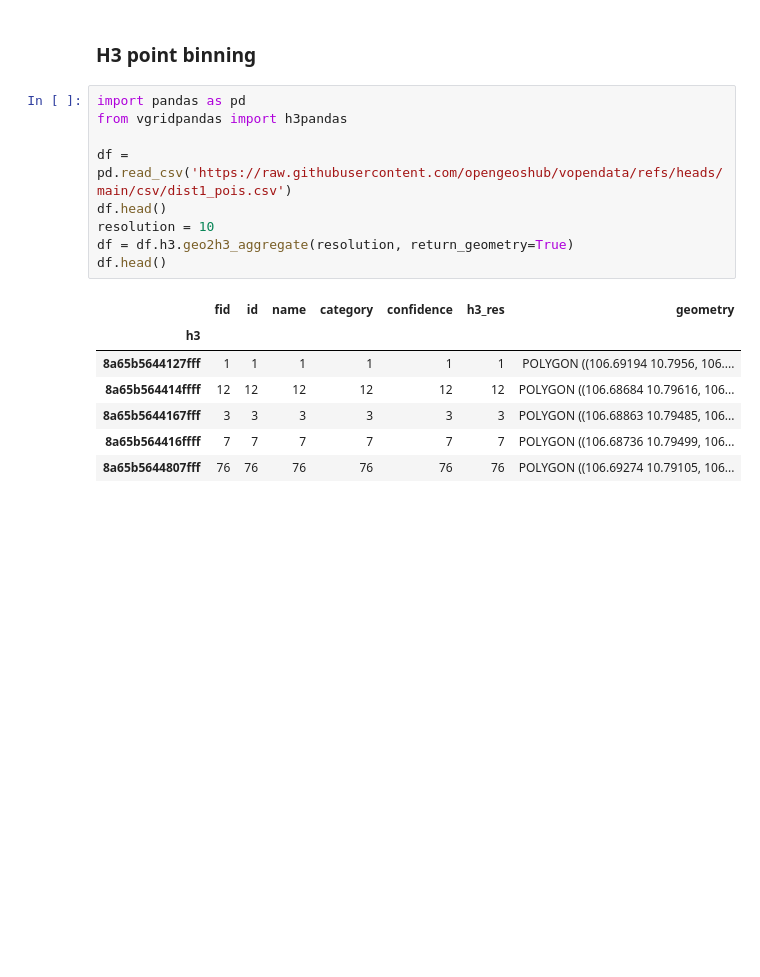
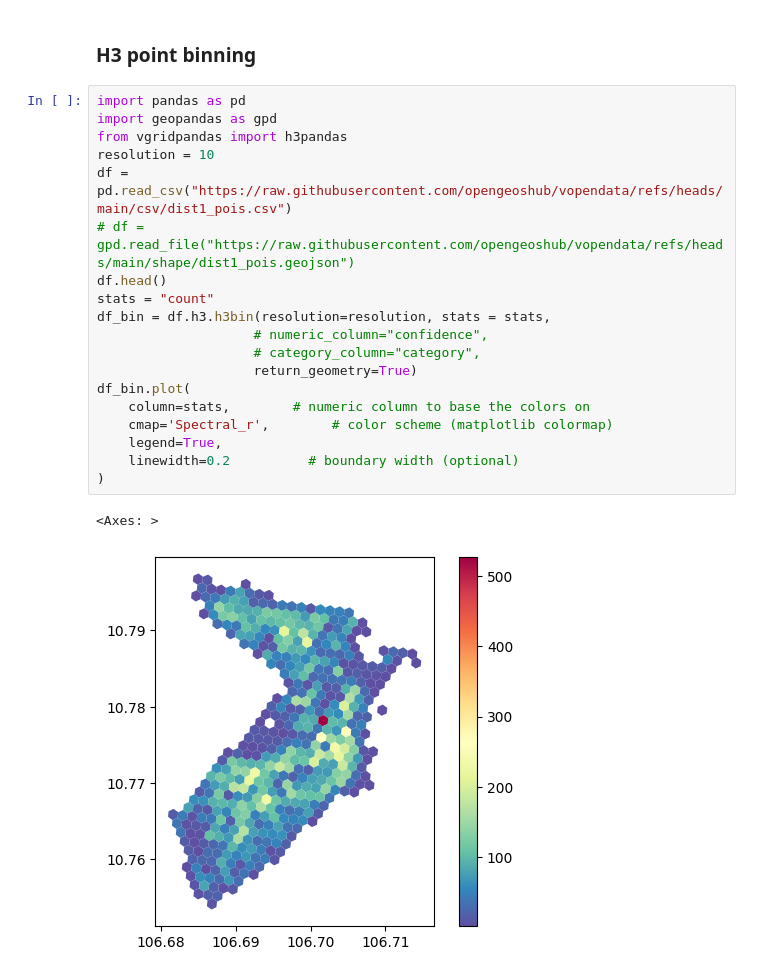
Before and after one commit to opengeoshub/vgridpandas, a Jupyter notebook: docs/notebooks/01_h3.ipynb, the cells around one changed output. Saved outputs shown, nothing was run; the diff lists cells and outputs as text; blank space fills up the shorter version.

```diff
--- a/docs/notebooks/01_h3.ipynb
+++ b/docs/notebooks/01_h3.ipynb
@@ -62,18 +61,23 @@ gdf_polyfill.head()
 ### H3 point binning
 # %%
 import pandas as pd
+import geopandas as gpd
 from vgridpandas import h3pandas
-
-df = pd.read_csv('https://raw.githubusercontent.com/opengeoshub/vopendata/refs/heads/main/csv/dist1_pois.csv')
+resolution = 10
+df = pd.read_csv("https://raw.githubusercontent.com/opengeoshub/vopendata/refs/heads/main/csv/dist1_pois.csv")
+# df = gpd.read_file("https://raw.githubusercontent.com/opengeoshub/vopendata/refs/heads/main/shape/dist1_pois.geojson")
 df.head()
-resolution = 10
-df = df.h3.geo2h3_aggregate(resolution, return_geometry=True)
-df.head()
+stats = "count"
+df_bin = df.h3.h3bin(resolution=resolution, stats = stats,
+                    # numeric_column="confidence",
+                    # category_column="category",
+                    return_geometry=True)
+df_bin.plot(
+    column=stats,        # numeric column to base the colors on
+    cmap='Spectral_r',        # color scheme (matplotlib colormap)
+    legend=True,
+    linewidth=0.2          # boundary width (optional)
+)
 # %% [output]
-|  | fid | id | name | category | confidence | h3_res | geometry |
-| h3 |  |  |  |  |  |  |  |
-| 8a65b5644127fff | 1 | 1 | 1 | 1 | 1 | 1 | POLYGON ((106.69194 10.7956, 106.... |
-| 8a65b564414ffff | 12 | 12 | 12 | 12 | 12 | 12 | POLYGON ((106.68684 10.79616, 106... |
-| 8a65b5644167fff | 3 | 3 | 3 | 3 | 3 | 3 | POLYGON ((106.68863 10.79485, 106... |
-| 8a65b564416ffff | 7 | 7 | 7 | 7 | 7 | 7 | POLYGON ((106.68736 10.79499, 106... |
-| 8a65b5644807fff | 76 | 76 | 76 | 76 | 76 | 76 | POLYGON ((106.69274 10.79105, 106... |
+<Axes: >
+[figure, added]
```
Also changed, not shown: parts of 1 cell of this notebook, 13 other files.
